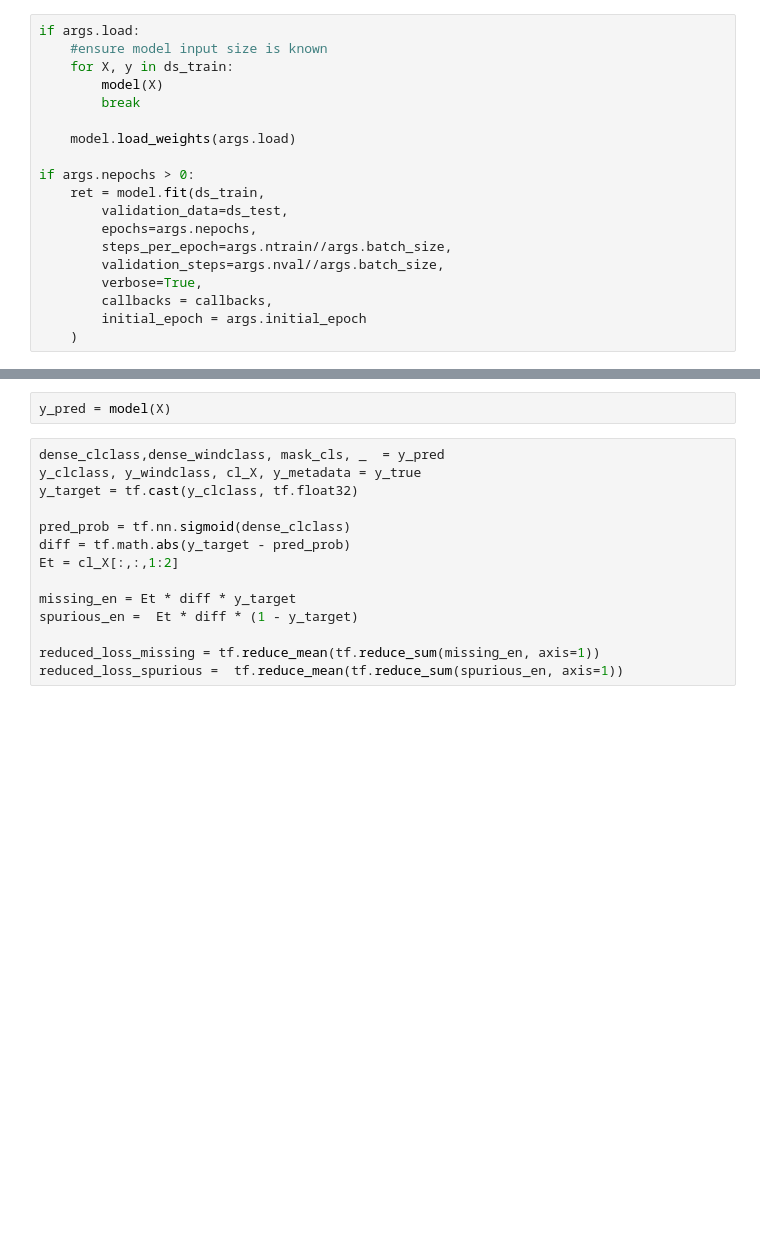
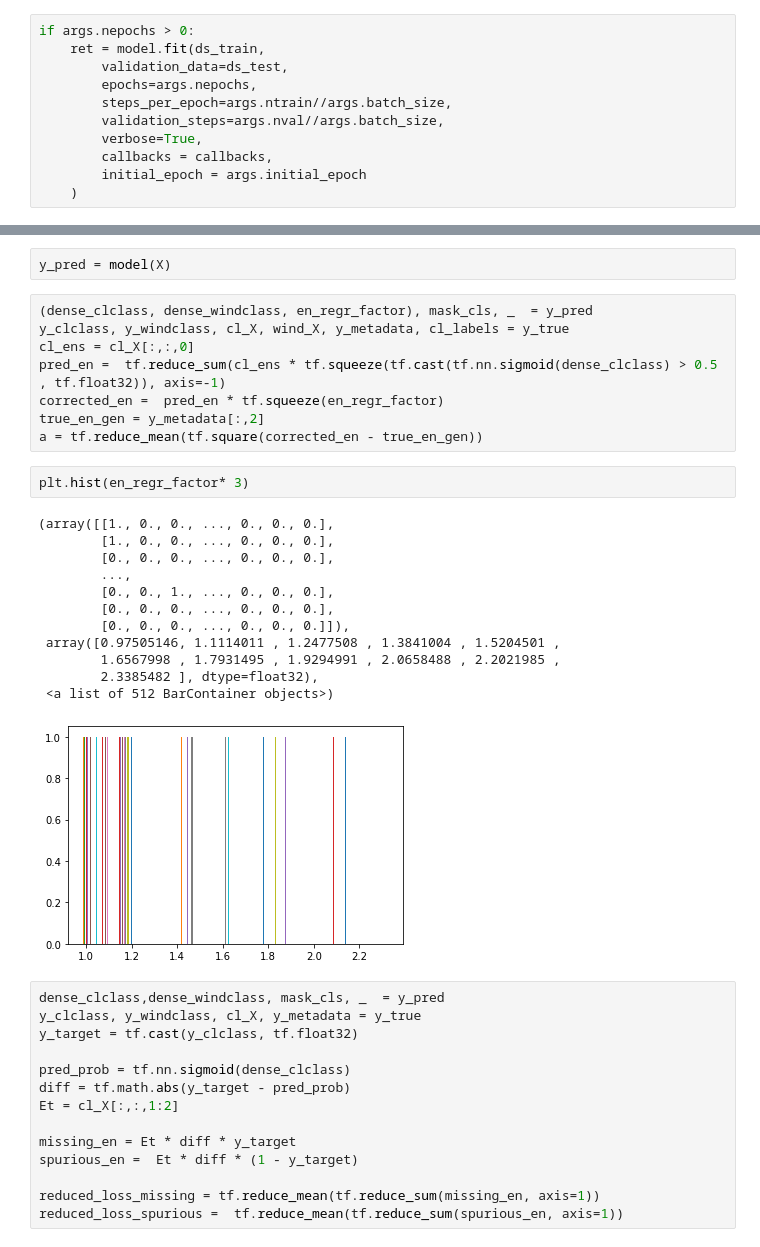
Before and after one commit to valsdav/DeepSuperCluster, a Jupyter notebook: Training/global_model/tf_model_v4.ipynb, the cells around one changed output, grey strips where cells are left out. Cells and saved outputs as stored; diff of their text form; blank space fills up the shorter version.

```diff
--- a/Training/global_model/tf_model_v4.ipynb
+++ b/Training/global_model/tf_model_v4.ipynb
@@ -493,14 +498,6 @@ early.set_model(model)
 
 callbacks += [cp_callback, lr_reduce, early]
 # %%
-if args.load:
-    #ensure model input size is known
-    for X, y in ds_train:
-        model(X)
-        break
-
-    model.load_weights(args.load)
-
 if args.nepochs > 0:
     ret = model.fit(ds_train,
         validation_data=ds_test,
@@ -662,6 +605,29 @@ configs
 X,y_true= tf_data.get(ds_test)
 # %%
 y_pred = model(X)
+# %%
+(dense_clclass, dense_windclass, en_regr_factor), mask_cls, _  = y_pred
+y_clclass, y_windclass, cl_X, wind_X, y_metadata, cl_labels = y_true
+cl_ens = cl_X[:,:,0]
+pred_en =  tf.reduce_sum(cl_ens * tf.squeeze(tf.cast(tf.nn.sigmoid(dense_clclass) > 0.5 , tf.float32)), axis=-1)
+corrected_en =  pred_en * tf.squeeze(en_regr_factor)
+true_en_gen = y_metadata[:,2]
+a = tf.reduce_mean(tf.square(corrected_en - true_en_gen))
+# %%
+plt.hist(en_regr_factor* 3)
+# %% [output]
+(array([[1., 0., 0., ..., 0., 0., 0.],
+        [1., 0., 0., ..., 0., 0., 0.],
+        [0., 0., 0., ..., 0., 0., 0.],
+        ...,
+        [0., 0., 1., ..., 0., 0., 0.],
+        [0., 0., 0., ..., 0., 0., 0.],
+        [0., 0., 0., ..., 0., 0., 0.]]),
+ array([0.97505146, 1.1114011 , 1.2477508 , 1.3841004 , 1.5204501 ,
+        1.6567998 , 1.7931495 , 1.9294991 , 2.0658488 , 2.2021985 ,
+        2.3385482 ], dtype=float32),
+ <a list of 512 BarContainer objects>)
+[figure, added]
 # %%
 dense_clclass,dense_windclass, mask_cls, _  = y_pred
 y_clclass, y_windclass, cl_X, y_metadata = y_true
```
Also changed, not shown: parts of 11 cells of this notebook, 9 other files.
